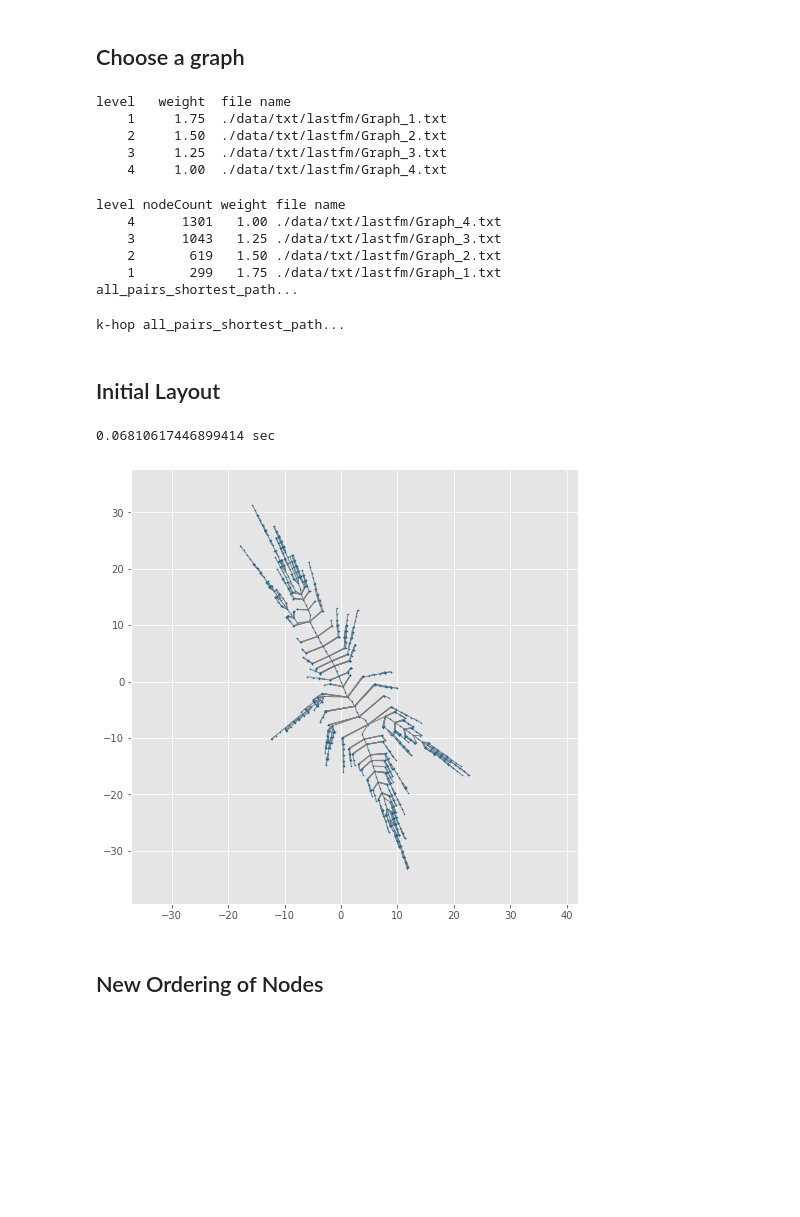
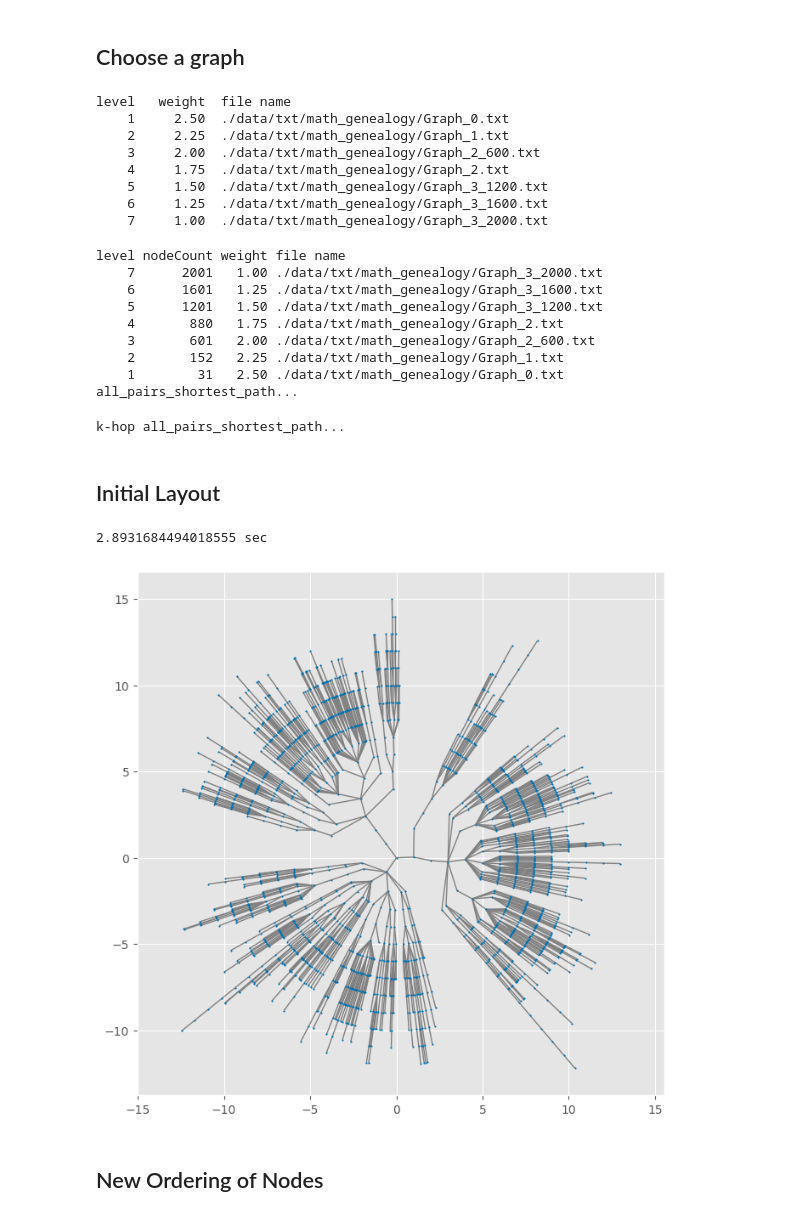
Before and after one commit to tiga1231/zmlt, a Jupyter notebook: initial-layout.ipynb, the cells around one changed output. Cells and saved outputs as stored; diff of their text form; code cells hidden in the pictures; blank space fills up the shorter version.

```diff
--- a/initial-layout.ipynb
+++ b/initial-layout.ipynb
@@ -154,10 +154,11 @@ def edges2graph(lines, i2k=None, label2i=None):
 ## Choose a graph
 # %%
 ##lastfm
-fns = natsorted(glob('./data/txt/lastfm/*.txt'))
+# fns = natsorted(glob('./data/txt/lastfm/*.txt'))[:6]
 
 ##topics
 # fns = natsorted(glob('./data/txt/topics_faryad_8level/*.txt'))
+# fns = natsorted(glob('./data/txt/topics_faryad_5000/*.txt'))[:8]
 
 ##tree-of-life
 # fns = [
@@ -170,11 +171,11 @@ fns = natsorted(glob('./data/txt/lastfm/*.txt'))
 #         'Graph_3.txt',
 #         'Graph_4_1600.txt',
 #         'Graph_4_2000.txt',
-#         'Graph_4.txt',
+# #         'Graph_4.txt',
 #     ]
 # ]
 
-##math_genealogy
+# ##math_genealogy
 # fns = [
 #     f'./data/txt/math_genealogy/{fn}' for fn in
 #     [
@@ -185,13 +186,13 @@ fns = natsorted(glob('./data/txt/lastfm/*.txt'))
 #       'Graph_3_1200.txt',
 #       'Graph_3_1600.txt',
 #       'Graph_3_2000.txt',
-#       'Graph_3.txt',
+# #       'Graph_3.txt',
 #     ]
 # ]
 
 
 
-levels = list(range(1, len(fns)+1))[:4]
+levels = list(range(1, len(fns)+1))
 maxLevel = max(*levels)
 
 
@@ -217,15 +218,18 @@ weights = [w/baseWeight for w in weights]## normalize the weight to min=1
 
 
 print(f'level\tweight\tfile name')
-for fn, level, weight in zip(fns,levels,weights):
+for fn, level, weight in zip(fns ,levels, weights):
     print(f'{level:5}\t{weight:6.2f}\t{fn}')
 # list(zip(fns,levels,weights))
 # %% [output]
 level   weight  file name
-    1     1.75  ./data/txt/lastfm/Graph_1.txt
-    2     1.50  ./data/txt/lastfm/Graph_2.txt
-    3     1.25  ./data/txt/lastfm/Graph_3.txt
-    4     1.00  ./data/txt/lastfm/Graph_4.txt
+    1     2.50  ./data/txt/math_genealogy/Graph_0.txt
+    2     2.25  ./data/txt/math_genealogy/Graph_1.txt
+    3     2.00  ./data/txt/math_genealogy/Graph_2_600.txt
+    4     1.75  ./data/txt/math_genealogy/Graph_2.txt
+    5     1.50  ./data/txt/math_genealogy/Graph_3_1200.txt
+    6     1.25  ./data/txt/math_genealogy/Graph_3_1600.txt
+    7     1.00  ./data/txt/math_genealogy/Graph_3_2000.txt
 # %%
 print(f'{"level":5} {"nodeCount":9} {"weight":6} {"file name"}')
 
@@ -265,10 +269,13 @@ for source, target_dists in tqdm(apsp):
 fn = fns[-1]
 # %% [output]
 level nodeCount weight file name
-    4      1301   1.00 ./data/txt/lastfm/Graph_4.txt
-    3      1043   1.25 ./data/txt/lastfm/Graph_3.txt
-    2       619   1.50 ./data/txt/lastfm/Graph_2.txt
-    1       299   1.75 ./data/txt/lastfm/Graph_1.txt
+    7      2001   1.00 ./data/txt/math_genealogy/Graph_3_2000.txt
+    6      1601   1.25 ./data/txt/math_genealogy/Graph_3_1600.txt
+    5      1201   1.50 ./data/txt/math_genealogy/Graph_3_1200.txt
+    4       880   1.75 ./data/txt/math_genealogy/Graph_2.txt
+    3       601   2.00 ./data/txt/math_genealogy/Graph_2_600.txt
+    2       152   2.25 ./data/txt/math_genealogy/Graph_1.txt
+    1        31   2.50 ./data/txt/math_genealogy/Graph_0.txt
 all_pairs_shortest_path...
 k-hop all_pairs_shortest_path...
 # %% [markdown]
@@ -419,54 +426,52 @@ if init_layout == 'sfdp':
 
 
 elif init_layout == 'radial':
-    root = list(g.nodes)[np.argmin(hops.max(axis=1))] ##large-depth node
-#     root = list(g.nodes)[np.argmin(d.max(axis=1))] ##large-depth node
-#     root = choice(list(g.nodes)) ##random node
-#     root = nx.center(g)[0]
-    if 'tol_graphs/Graph_4.txt' in fn:
-        root = 1949 ##tree-of-life 3000-nodes
-#     root = 1143
+#     root = list(g.nodes)[np.argmin(hops.max(axis=1))] ##large-depth node
+# #     root = list(g.nodes)[np.argmin(d.max(axis=1))] ##large-depth node
+# #     root = choice(list(g.nodes)) ##random node
+# #     root = nx.center(g)[0]
+#     if 'tol_graphs/Graph_4.txt' in fn:
+#         root = 1949 ##tree-of-life 3000-nodes
+# #     root = 1143
+    root = nx.center(g)[0]
     pos0 = radial_layout(g, root, mode='center')
 
 
 elif init_layout == 'sfdp-ordered-radial':
 
-
     ##remove label to avoid parsing bug of sfdp
     g1 = nx.Graph(g)
     for i in g1.nodes:
         g1.nodes[i]['label'] = ''
-
     pos_sfdp = graphviz_layout(g1, prog='sfdp')
     draw(g, pos_sfdp, s=1, lw=1, labels=False, figsize=[8,8])
 #     center = np.array(list(pos_sfdp.values())).mean(0)
 #     root = min([p for p in pos_sfdp.items()], key=lambda x:np.linalg.norm(x[1]-center))[0]
     root = list(g.nodes)[np.argmin(d.max(axis=1))] ##large-depth node
 #     root = 1949 ##tree-of-life 3000-nodes
 #     root = nx.center(g)[0]
     bfs = nx.bfs_tree(g, root)
     for nodeId in g:
         try:
             parentId = next(bfs.predecessors(nodeId))
         except StopIteration:
             parentId = None
         neighbors = list(g.neighbors(nodeId))
         g.nodes[nodeId]['neighbor_order'] = neighbor_order(nodeId, parentId, neighbors, pos_sfdp)
-
     pos0 = radial_layout(g, root, mode='ordered')
 
 
 
 dt = time() - t0
 print(f'{dt} sec')
 
-
-# pos0 = rotate(pos0, math.pi/180* 80)
+rot = 0
+pos0 = rotate(pos0, math.pi/180*rot)
 draw(g, pos0, s=1, lw=1, labels=False, figsize=[8,8])
 plt.show()
 # %% [output]
-0.06810617446899414 sec
+2.8931684494018555 sec
-[figure, old version]
+[figure, new version]
 # %% [markdown]
 ## New Ordering of Nodes
 # %%
```
Also changed, not shown: parts of 4 cells of this notebook, 5 other files.
